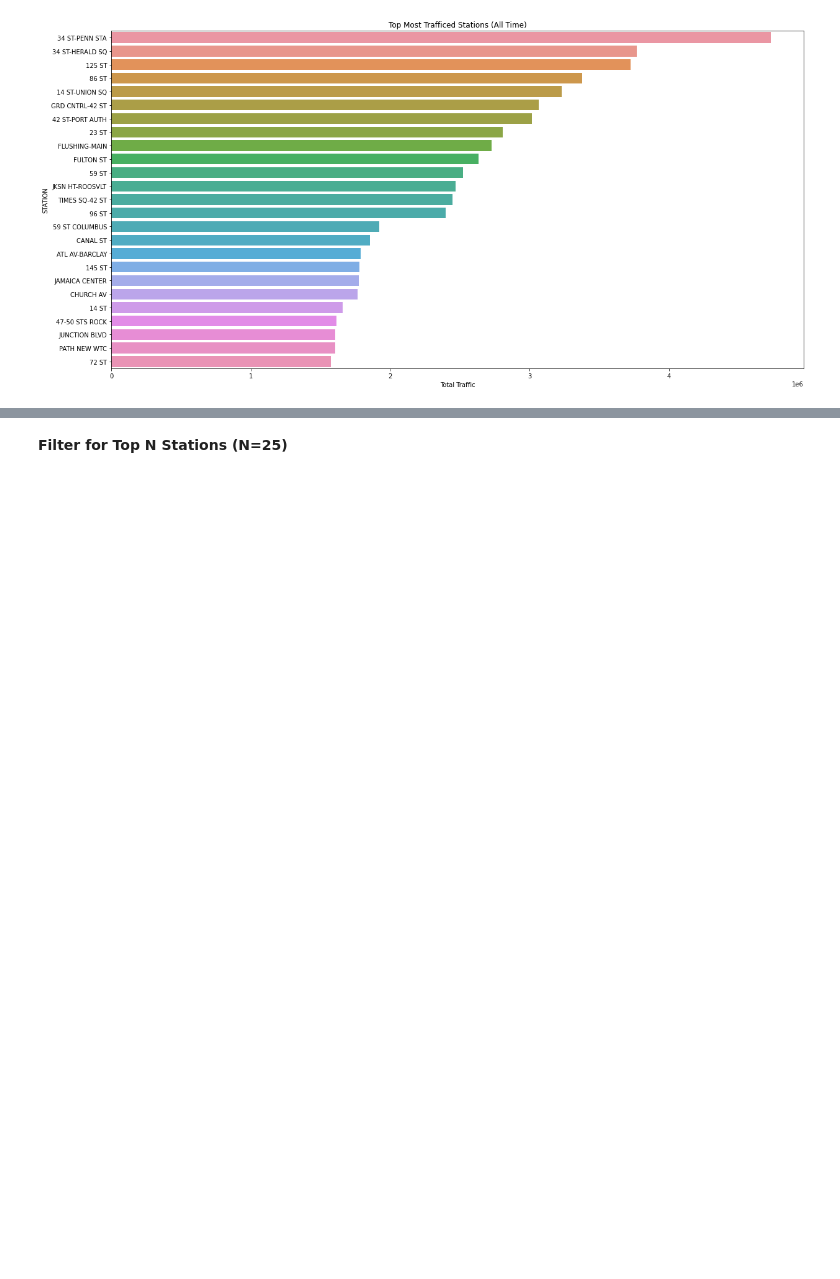
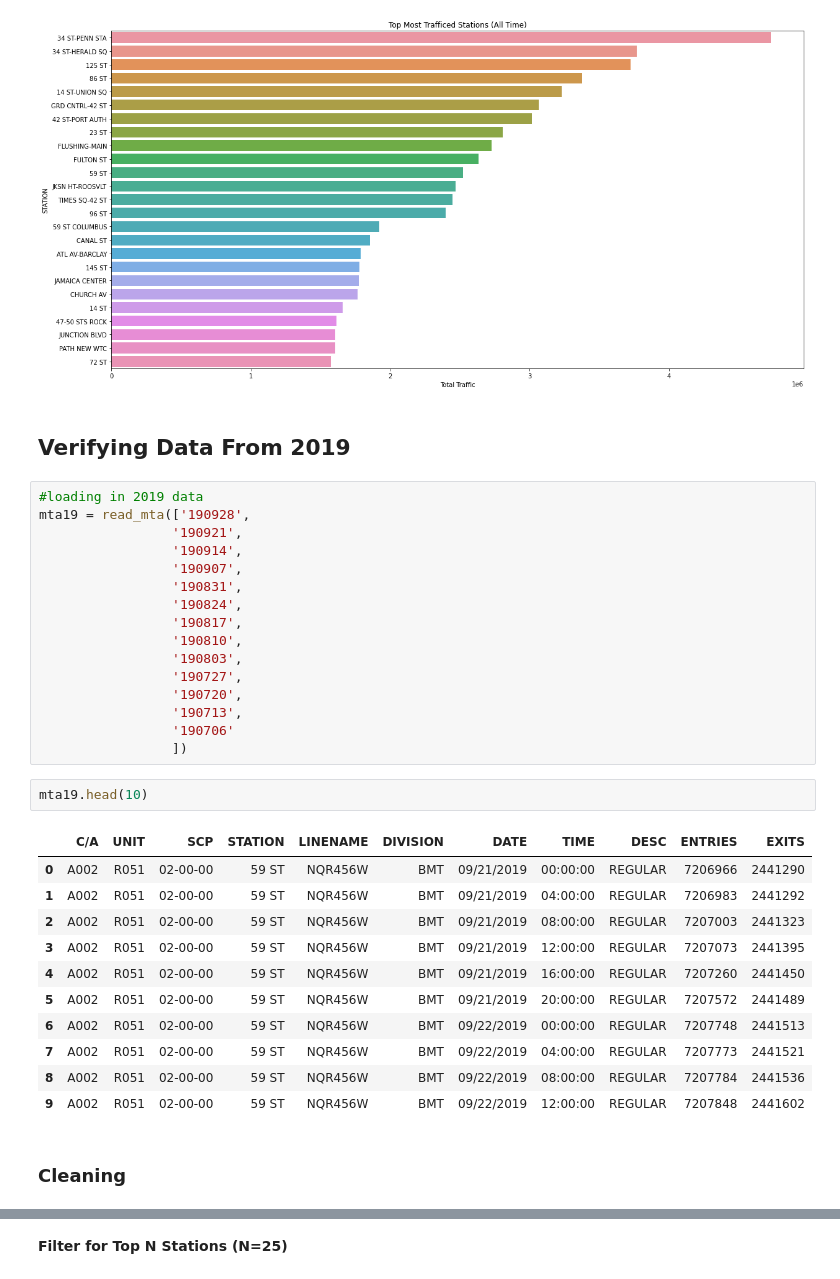
Before and after one commit to aauyeung19/Metis-Project-1, a Jupyter notebook: data cleaning.ipynb, the cells around one changed output, grey strips where cells are left out. Saved outputs shown, nothing was run; the diff lists cells and outputs as text; blank space fills up the shorter version.

```diff
--- a/data cleaning.ipynb
+++ b/data cleaning.ipynb
@@ -215,3 +215,37 @@ plt.xlabel('Total Traffic')
 # %% [output]
 Text(0.5, 0, 'Total Traffic')
 [figure]
+# %% [markdown]
+## Verifying Data From 2019
+# %%
+#loading in 2019 data
+mta19 = read_mta(['190928',
+                 '190921',
+                 '190914',
+                 '190907',
+                 '190831',
+                 '190824',
+                 '190817',
+                 '190810',
+                 '190803',
+                 '190727',
+                 '190720',
+                 '190713',
+                 '190706'
+                 ])
+# %%
+mta19.head(10)
+# %% [output]
+|  | C/A | UNIT | SCP | STATION | LINENAME | DIVISION | DATE | TIME | DESC | ENTRIES | EXITS |
+| 0 | A002 | R051 | 02-00-00 | 59 ST | NQR456W | BMT | 09/21/2019 | 00:00:00 | REGULAR | 7206966 | 2441290 |
+| 1 | A002 | R051 | 02-00-00 | 59 ST | NQR456W | BMT | 09/21/2019 | 04:00:00 | REGULAR | 7206983 | 2441292 |
+| 2 | A002 | R051 | 02-00-00 | 59 ST | NQR456W | BMT | 09/21/2019 | 08:00:00 | REGULAR | 7207003 | 2441323 |
+| 3 | A002 | R051 | 02-00-00 | 59 ST | NQR456W | BMT | 09/21/2019 | 12:00:00 | REGULAR | 7207073 | 2441395 |
+| 4 | A002 | R051 | 02-00-00 | 59 ST | NQR456W | BMT | 09/21/2019 | 16:00:00 | REGULAR | 7207260 | 2441450 |
+| 5 | A002 | R051 | 02-00-00 | 59 ST | NQR456W | BMT | 09/21/2019 | 20:00:00 | REGULAR | 7207572 | 2441489 |
+| 6 | A002 | R051 | 02-00-00 | 59 ST | NQR456W | BMT | 09/22/2019 | 00:00:00 | REGULAR | 7207748 | 2441513 |
+| 7 | A002 | R051 | 02-00-00 | 59 ST | NQR456W | BMT | 09/22/2019 | 04:00:00 | REGULAR | 7207773 | 2441521 |
+| 8 | A002 | R051 | 02-00-00 | 59 ST | NQR456W | BMT | 09/22/2019 | 08:00:00 | REGULAR | 7207784 | 2441536 |
+| 9 | A002 | R051 | 02-00-00 | 59 ST | NQR456W | BMT | 09/22/2019 | 12:00:00 | REGULAR | 7207848 | 2441602 |
+# %% [markdown]
+### Cleaning
```
Also changed, not shown: parts of 29 cells of this notebook.
